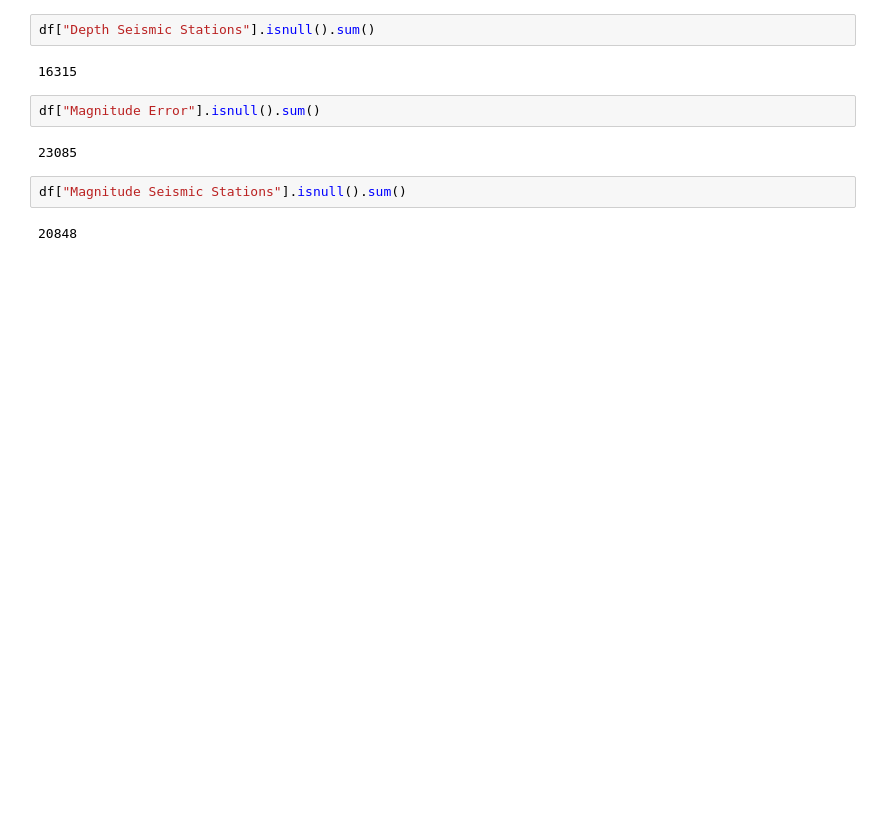
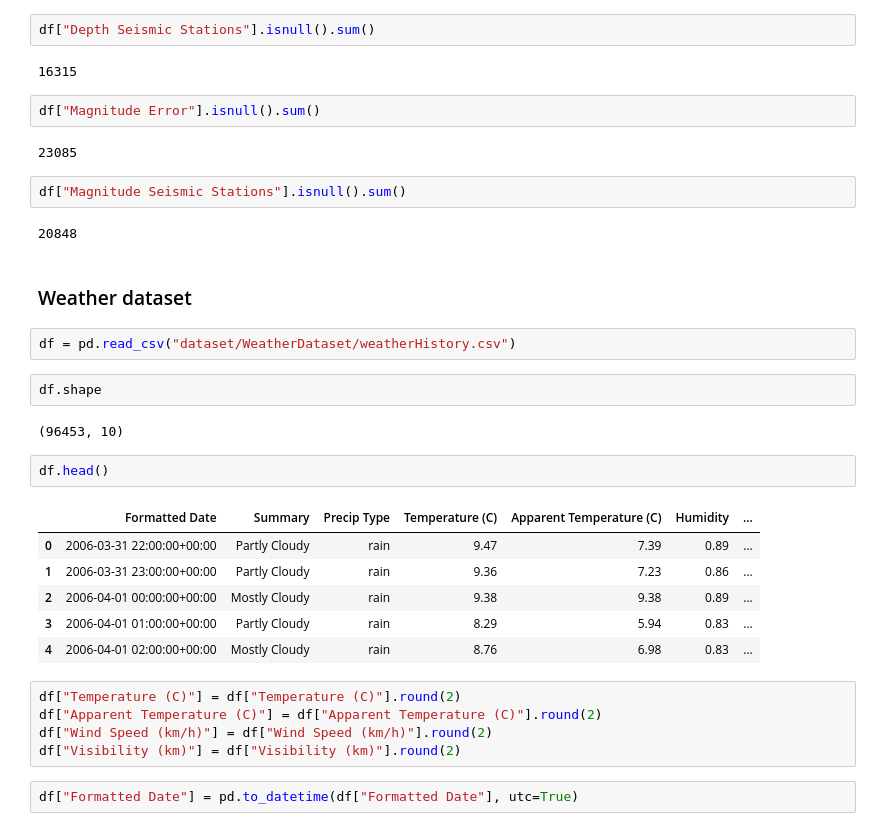
Before and after one commit to samfallahian/data-gan, a Jupyter notebook: play_ground.ipynb, the cells around one changed output. Drawn from its saved outputs; the diff is of its cells as text; blank space fills up the shorter version.

```diff
--- a/play_ground.ipynb
+++ b/play_ground.ipynb
@@ -507,3 +505,27 @@ df["Magnitude Error"].isnull().sum()
 df["Magnitude Seismic Stations"].isnull().sum()
 # %% [output]
 20848
+# %% [markdown]
+### Weather dataset
+# %%
+df = pd.read_csv("dataset/WeatherDataset/weatherHistory.csv")
+# %%
+df.shape
+# %% [output]
+(96453, 10)
+# %%
+df.head()
+# %% [output]
+|  | Formatted Date | Summary | Precip Type | Temperature (C) | Apparent Temperature (C) | Humidity | ... |
+| 0 | 2006-03-31 22:00:00+00:00 | Partly Cloudy | rain | 9.47 | 7.39 | 0.89 | ... |
+| 1 | 2006-03-31 23:00:00+00:00 | Partly Cloudy | rain | 9.36 | 7.23 | 0.86 | ... |
+| 2 | 2006-04-01 00:00:00+00:00 | Mostly Cloudy | rain | 9.38 | 9.38 | 0.89 | ... |
+| 3 | 2006-04-01 01:00:00+00:00 | Partly Cloudy | rain | 8.29 | 5.94 | 0.83 | ... |
+| 4 | 2006-04-01 02:00:00+00:00 | Mostly Cloudy | rain | 8.76 | 6.98 | 0.83 | ... |
+# %%
+df["Temperature (C)"] = df["Temperature (C)"].round(2)
+df["Apparent Temperature (C)"] = df["Apparent Temperature (C)"].round(2)
+df["Wind Speed (km/h)"] = df["Wind Speed (km/h)"].round(2)
+df["Visibility (km)"] = df["Visibility (km)"].round(2)
+# %%
+df["Formatted Date"] = pd.to_datetime(df["Formatted Date"], utc=True)
```
Also changed, not shown: parts of 8 cells of this notebook, 1 other file.
